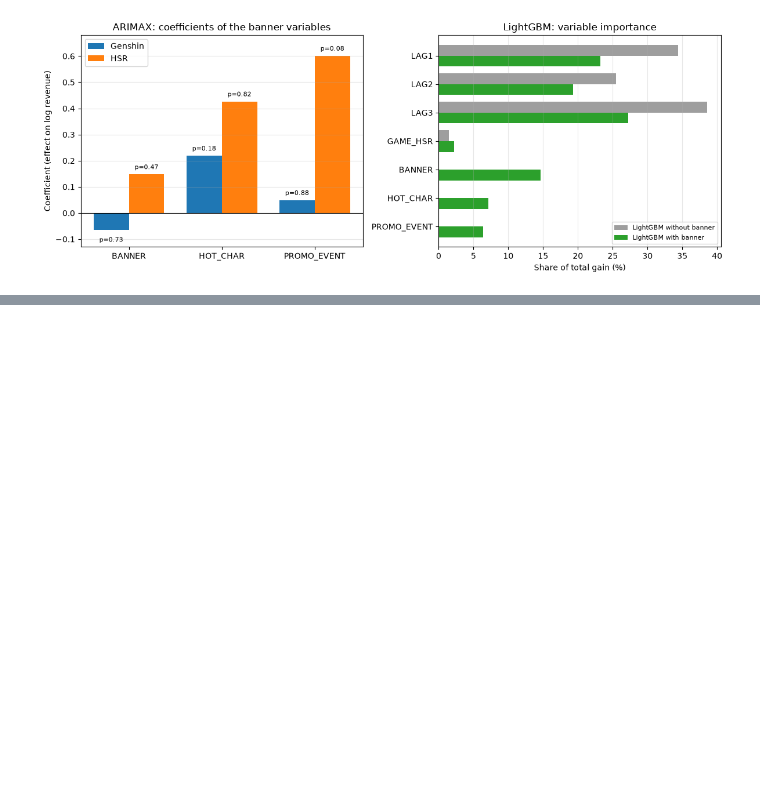
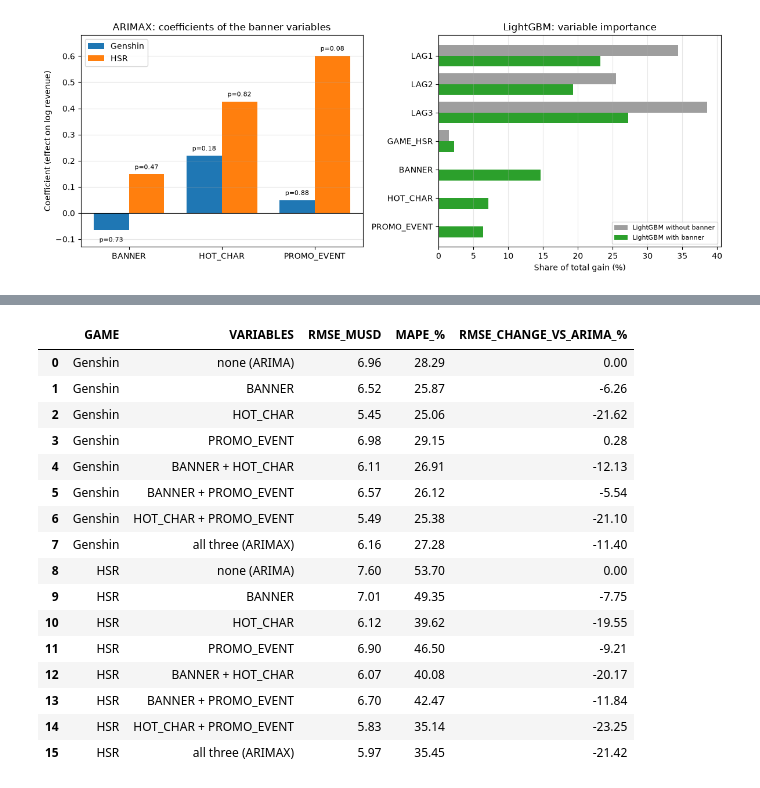
Before and after one commit to YangPuckUIT/STAT3013.R11_Group06, a Jupyter notebook: Data_Analysis/Stage5_Forecasting.ipynb, the cells around one changed output, grey strips where cells are left out. Cells and saved outputs as stored; diff of their text form; code cells hidden in the pictures; blank space fills up the shorter version.

Commit message:
Stage 5: sensitivity check of ARIMAX with each subset of banner variables

```diff
--- a/Data_Analysis/Stage5_Forecasting.ipynb
+++ b/Data_Analysis/Stage5_Forecasting.ipynb
@@ -563,0 +570,54 @@ plt.show()
+# %%
+# ARIMAX with every subset of the banner variables (same order and rolling origin as above)
+SUBSETS = {
+    "none (ARIMA)": [],
+    "BANNER": ["BANNER"],
+    "HOT_CHAR": ["HOT_CHAR"],
+    "PROMO_EVENT": ["PROMO_EVENT"],
+    "BANNER + HOT_CHAR": ["BANNER", "HOT_CHAR"],
+    "BANNER + PROMO_EVENT": ["BANNER", "PROMO_EVENT"],
+    "HOT_CHAR + PROMO_EVENT": ["HOT_CHAR", "PROMO_EVENT"],
+    "all three (ARIMAX)": EXOG,
+}
+orders = {r["GAME"]: tuple(int(v) for v in r["ORDER"].strip("()").split(",")) for _, r in cfg_arima.iterrows()}
+subset_rows = []
+for game, g in data_arima.groupby("GAME"):
+    g = g.sort_values("MONTH").reset_index(drop=True)
+    y = np.log(g["GLOBAL"].to_numpy(dtype=float))
+    n_train = len(y) - TEST_MONTHS
+    for label, cols in SUBSETS.items():
+        Xs = g[cols].to_numpy(dtype=float) if cols else None
+        err, act = [], []
+        for i in range(n_train, len(y)):
+            res = ARIMA(y[:i], exog=None if Xs is None else Xs[:i], order=orders[game], trend="n").fit()
+            pred = float(np.exp(res.forecast(1, exog=None if Xs is None else Xs[i:i + 1])[0]))
+            err.append(pred - g.loc[i, "GLOBAL"])
+            act.append(g.loc[i, "GLOBAL"])
+        err, act = np.array(err), np.array(act)
+        subset_rows.append({"GAME": game, "VARIABLES": label,
+                            "RMSE_MUSD": np.sqrt((err ** 2).mean()) / 1e6,
+                            "MAPE_%": (np.abs(err) / act).mean() * 100})
+subsets = pd.DataFrame(subset_rows)
+base = subsets[subsets["VARIABLES"] == "none (ARIMA)"].set_index("GAME")["RMSE_MUSD"]
+subsets["RMSE_CHANGE_VS_ARIMA_%"] = (subsets["RMSE_MUSD"] / subsets["GAME"].map(base) - 1) * 100
+subsets = subsets.round(2)
+subsets.to_csv(TAB / "stage5_arimax_subsets.csv", index=False)
+subsets
+# %% [output]
+|  | GAME | VARIABLES | RMSE_MUSD | MAPE_% | RMSE_CHANGE_VS_ARIMA_% |
+| 0 | Genshin | none (ARIMA) | 6.96 | 28.29 | 0.00 |
+| 1 | Genshin | BANNER | 6.52 | 25.87 | -6.26 |
+| 2 | Genshin | HOT_CHAR | 5.45 | 25.06 | -21.62 |
+| 3 | Genshin | PROMO_EVENT | 6.98 | 29.15 | 0.28 |
+| 4 | Genshin | BANNER + HOT_CHAR | 6.11 | 26.91 | -12.13 |
+| 5 | Genshin | BANNER + PROMO_EVENT | 6.57 | 26.12 | -5.54 |
+| 6 | Genshin | HOT_CHAR + PROMO_EVENT | 5.49 | 25.38 | -21.10 |
+| 7 | Genshin | all three (ARIMAX) | 6.16 | 27.28 | -11.40 |
+| 8 | HSR | none (ARIMA) | 7.60 | 53.70 | 0.00 |
+| 9 | HSR | BANNER | 7.01 | 49.35 | -7.75 |
+| 10 | HSR | HOT_CHAR | 6.12 | 39.62 | -19.55 |
+| 11 | HSR | PROMO_EVENT | 6.90 | 46.50 | -9.21 |
+| 12 | HSR | BANNER + HOT_CHAR | 6.07 | 40.08 | -20.17 |
+| 13 | HSR | BANNER + PROMO_EVENT | 6.70 | 42.47 | -11.84 |
+| 14 | HSR | HOT_CHAR + PROMO_EVENT | 5.83 | 35.14 | -23.25 |
+| 15 | HSR | all three (ARIMAX) | 5.97 | 35.45 | -21.42 |
```
Also changed, not shown: parts of 1 cell of this notebook, 2 other files.
